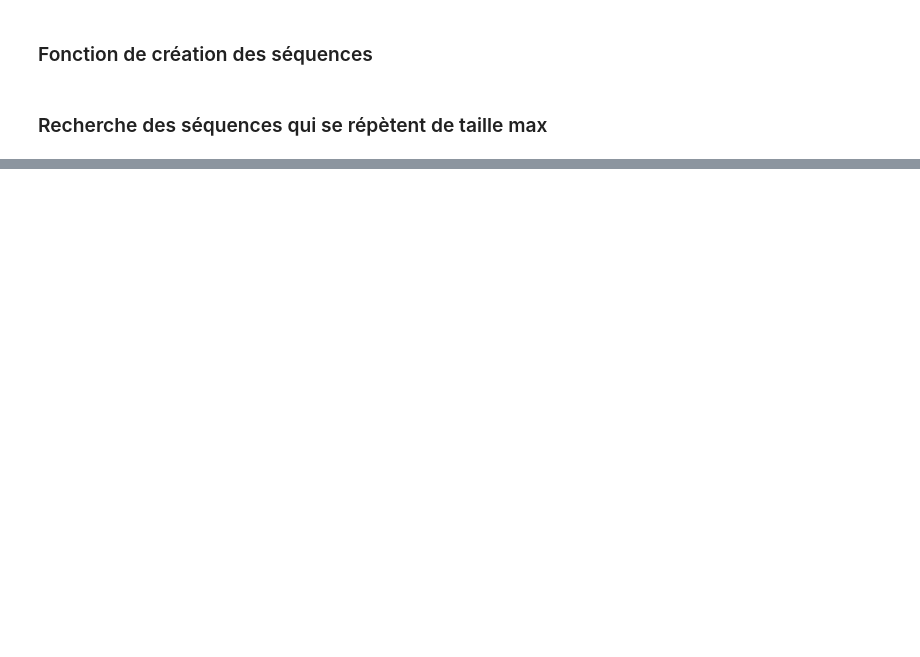
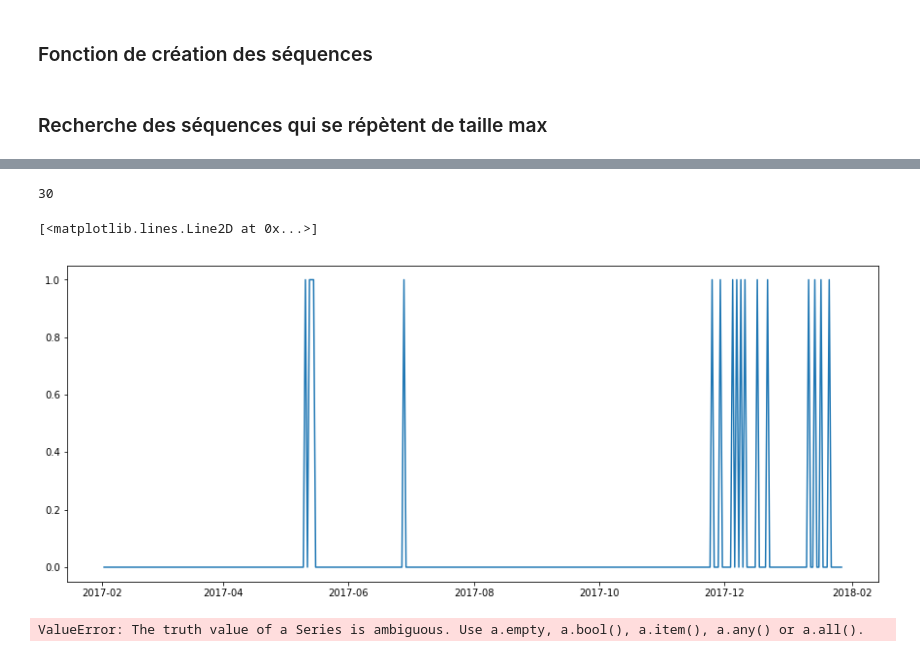
Before and after one commit to abdel-rahmen/crypto_learning, a Jupyter notebook: Projet DM.ipynb, the cells around one changed output, grey strips where cells are left out. Saved outputs shown, nothing was run; the diff lists cells and outputs as text; code cells hidden in the pictures; blank space fills up the shorter version.

```diff
--- a/Projet DM.ipynb
+++ b/Projet DM.ipynb
@@ -110,0 +120,5 @@ print(c)
+# %%
+df = pd.read_csv('results.csv', usecols=["Date","Value"])
+df['Date'] = [pd.datetime.strptime(d, '%Y-%m-%d %H:%M:%S') for d in df.Date]
+df = df.set_index('Date')
+df
@@ -110,0 +145,19 @@ print(c)
+# %%
+from matplotlib.pylab import rcParams
+rcParams['figure.figsize'] = 15, 6
+
+
+df['mean'] = df.rolling(window=9, center=True).mean()
+ts = df['mean']
+
+print(np.count_nonzero(abs(ts-df['Value'])>0.15))
+
+plt.plot(abs(ts-df['Value'])>0.2)
+# %% [output]
+30
+[<matplotlib.lines.Line2D at 0x...>]
+[figure, added]
+# %%
+ts-df['Value'])>0.15
+# %% [output]
+ValueError: The truth value of a Series is ambiguous. Use a.empty, a.bool(), a.item(), a.any() or a.all().
```
Also changed, not shown: parts of 4 cells of this notebook, 1 other file.
